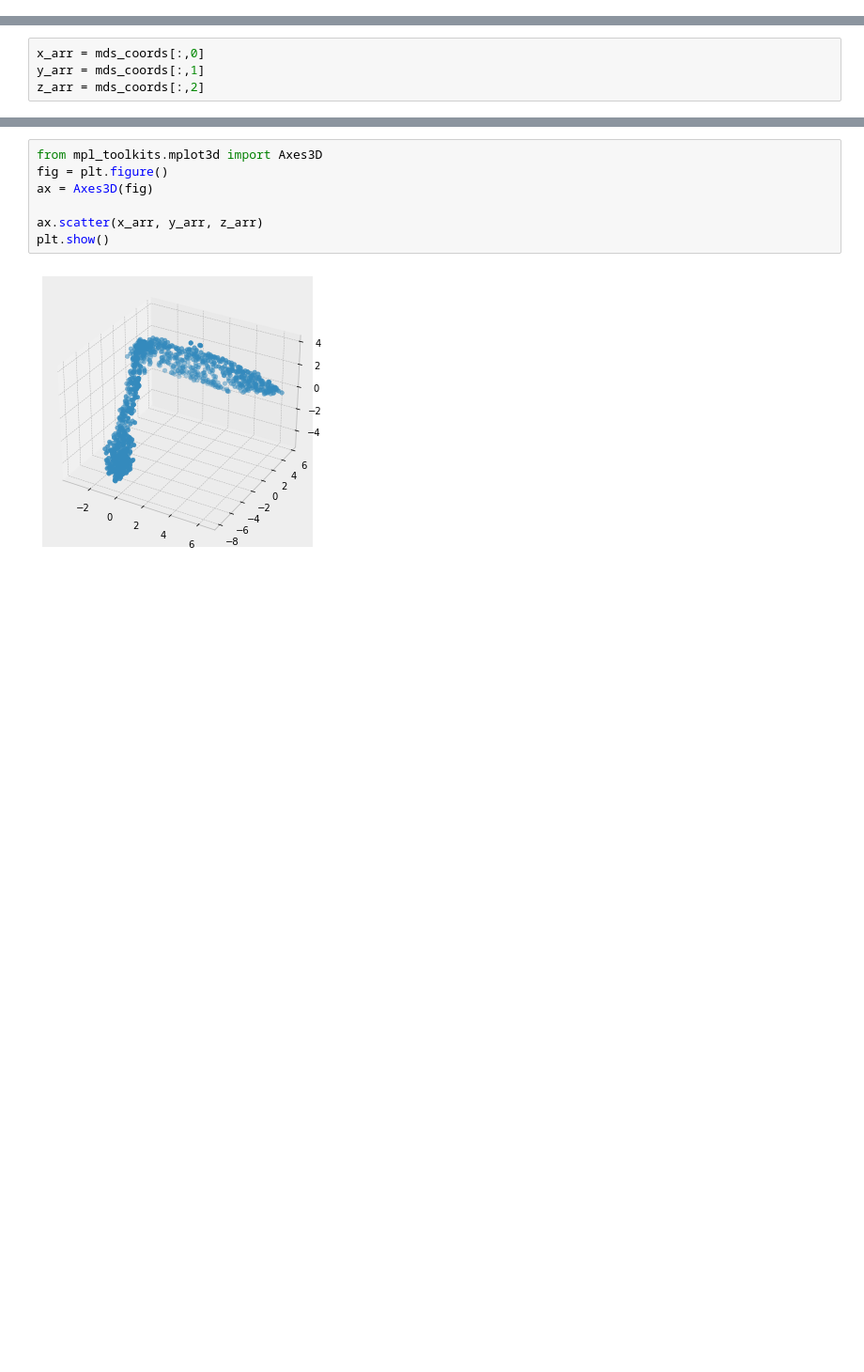
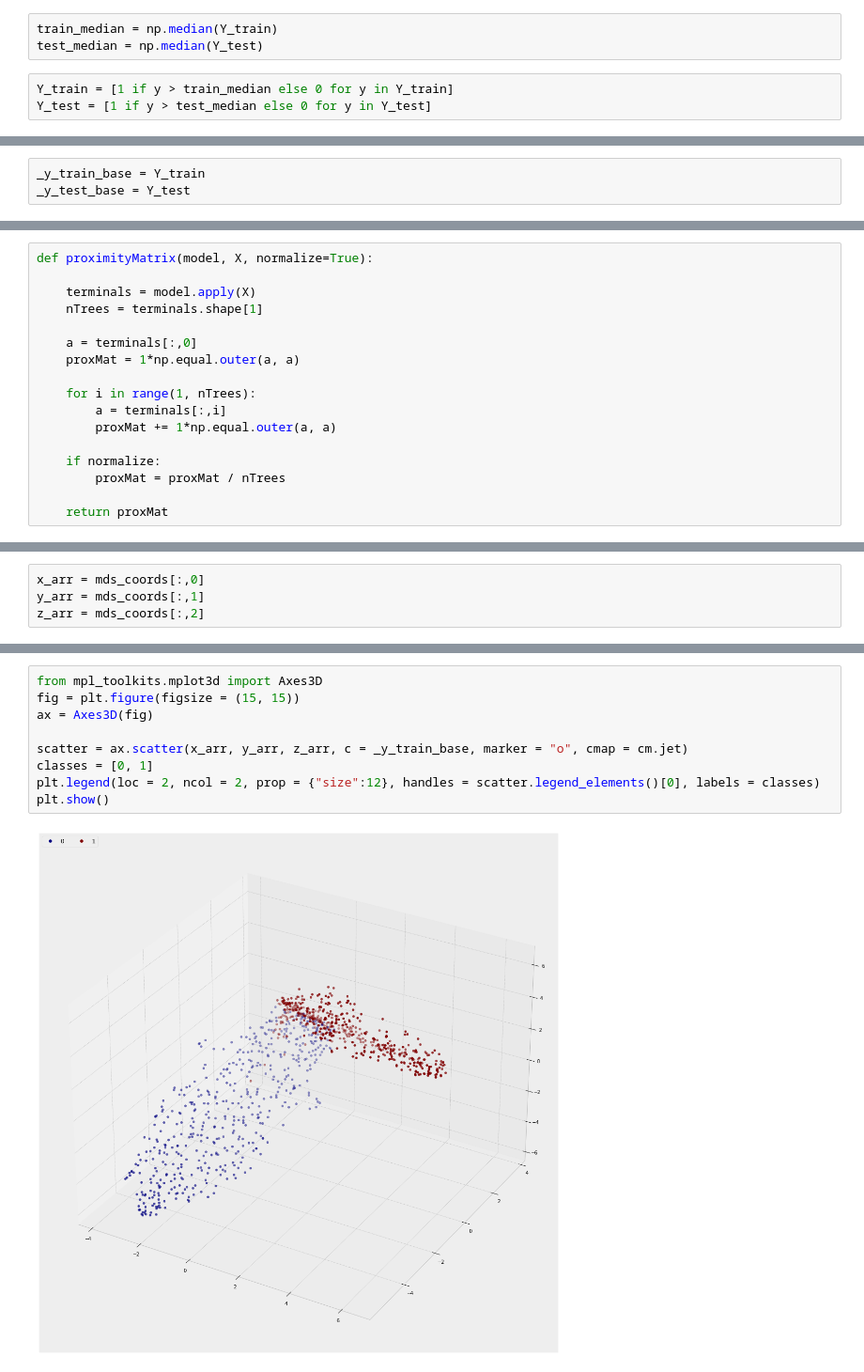
Before and after one commit to traceymai/housing, a Jupyter notebook: housing.ipynb, the cells around one changed output, grey strips where cells are left out. Shown at 94% size. Cells and saved outputs as stored; diff of their text form; blank space fills up the shorter version.

```diff
--- a/housing.ipynb
+++ b/housing.ipynb
@@ -286,0 +268,6 @@ X.head()
+# %%
+train_median = np.median(Y_train)
+test_median = np.median(Y_test)
+# %%
+Y_train = [1 if y > train_median else 0 for y in Y_train]
+Y_test = [1 if y > test_median else 0 for y in Y_test]
@@ -445,3 +462,6 @@ _y_test_base = (Y_test > median_test).astype('int')
+# %%
+_y_train_base = Y_train
+_y_test_base = Y_test
 # %%
 rf = RandomForestClassifier()
 rf.fit(X_train, _y_train_base)
@@ -474,6 +533,23 @@ SELECTED FEATURES CV SCORE: 0.9178082191780822
 from sklearn.manifold import MDS
 # %%
 from libraries.helpers import proximityMatrix
+# %%
+def proximityMatrix(model, X, normalize=True):
+
+    terminals = model.apply(X)
+    nTrees = terminals.shape[1]
+
+    a = terminals[:,0]
+    proxMat = 1*np.equal.outer(a, a)
+
+    for i in range(1, nTrees):
+        a = terminals[:,i]
+        proxMat += 1*np.equal.outer(a, a)
+
+    if normalize:
+        proxMat = proxMat / nTrees
+
+    return proxMat
 # %%
 proximity_matrix = proximityMatrix(rf_selected_feats, selected_features_train, normalize = True)
 # %%
@@ -489,9 +567,11 @@ z_arr = mds_coords[:,2]
 # %%
 from mpl_toolkits.mplot3d import Axes3D
-fig = plt.figure()
+fig = plt.figure(figsize = (15, 15))
 ax = Axes3D(fig)
 
-ax.scatter(x_arr, y_arr, z_arr)
+scatter = ax.scatter(x_arr, y_arr, z_arr, c = _y_train_base, marker = "o", cmap = cm.jet)
+classes = [0, 1]
+plt.legend(loc = 2, ncol = 2, prop = {"size":12}, handles = scatter.legend_elements()[0], labels = classes)
 plt.show()
 # %% [output]
-[figure, old version]
+[figure, new version]
```
Also changed, not shown: parts of 55 cells of this notebook, 3 other files.
